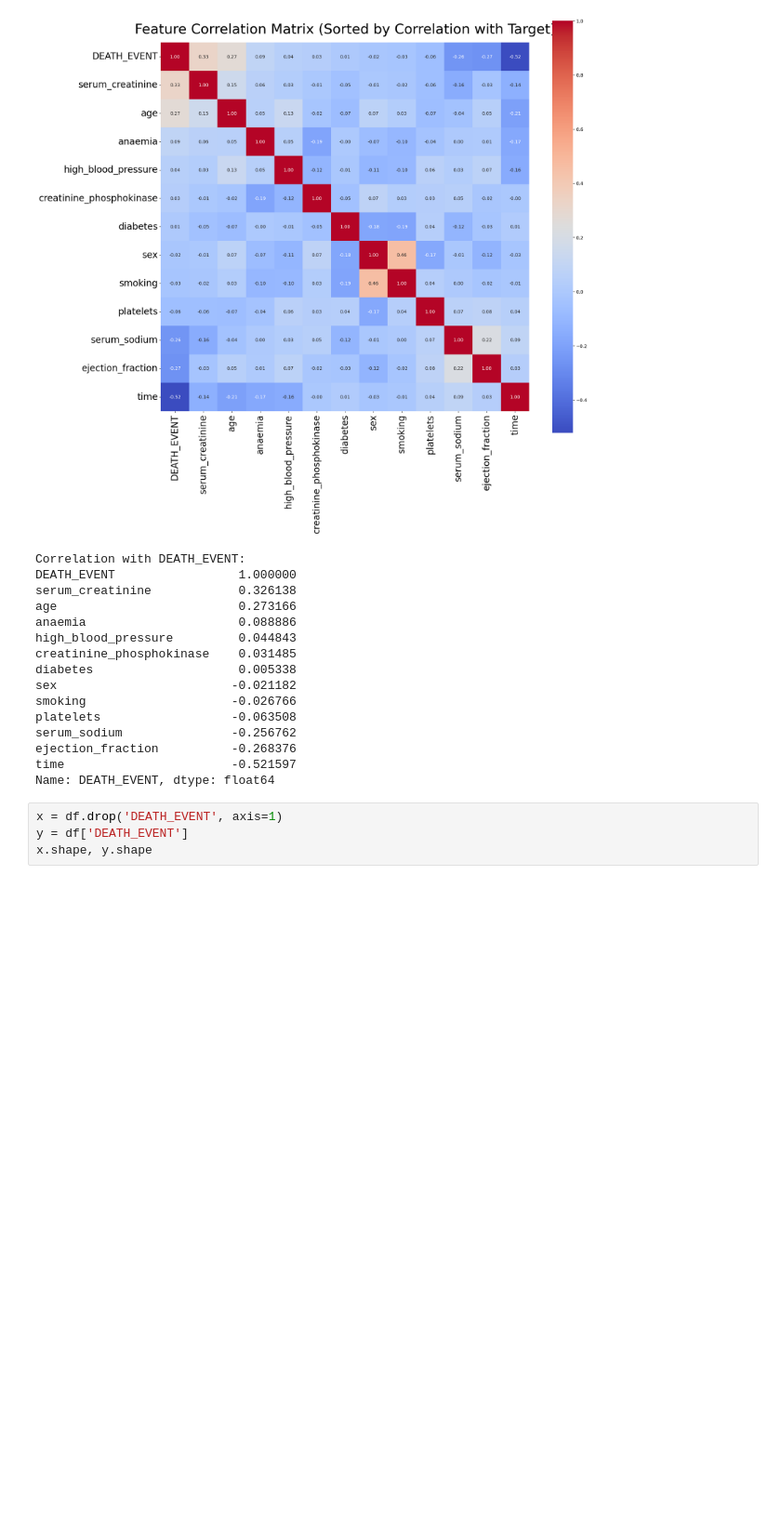
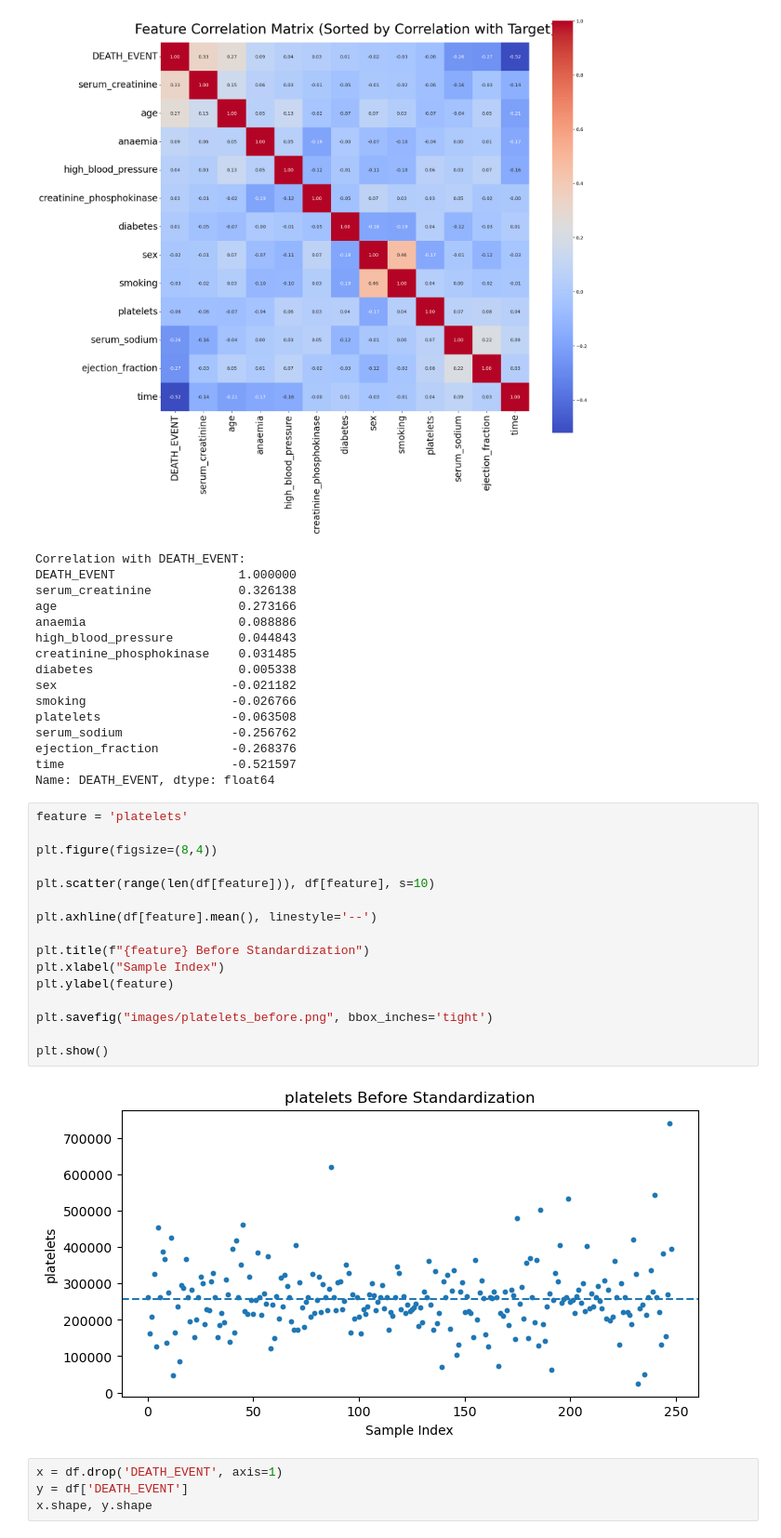
Before and after one commit to Daniyaliranmehr/Heart-Failure-Risk-Prediction, a Jupyter notebook: train.ipynb, the cells around one changed output. Shown at 93% size. Cells and saved outputs as stored; diff of their text form; blank space fills up the shorter version.

Commit message:
Visualization of the distribution of the platelets feature before and after standardization

```diff
--- a/train.ipynb
+++ b/train.ipynb
@@ -71,6 +71,24 @@ serum_sodium               -0.256762
 ejection_fraction          -0.268376
 time                       -0.521597
 Name: DEATH_EVENT, dtype: float64
+# %%
+feature = 'platelets'
+
+plt.figure(figsize=(8,4))
+
+plt.scatter(range(len(df[feature])), df[feature], s=10)
+
+plt.axhline(df[feature].mean(), linestyle='--')
+
+plt.title(f"{feature} Before Standardization")
+plt.xlabel("Sample Index")
+plt.ylabel(feature)
+
+plt.savefig("images/platelets_before.png", bbox_inches='tight')
+
+plt.show()
+# %% [output]
+[figure, added]
 # %%
 x = df.drop('DEATH_EVENT', axis=1)
 y = df['DEATH_EVENT']
```
Also changed, not shown: parts of 1 cell of this notebook, 2 other files.
